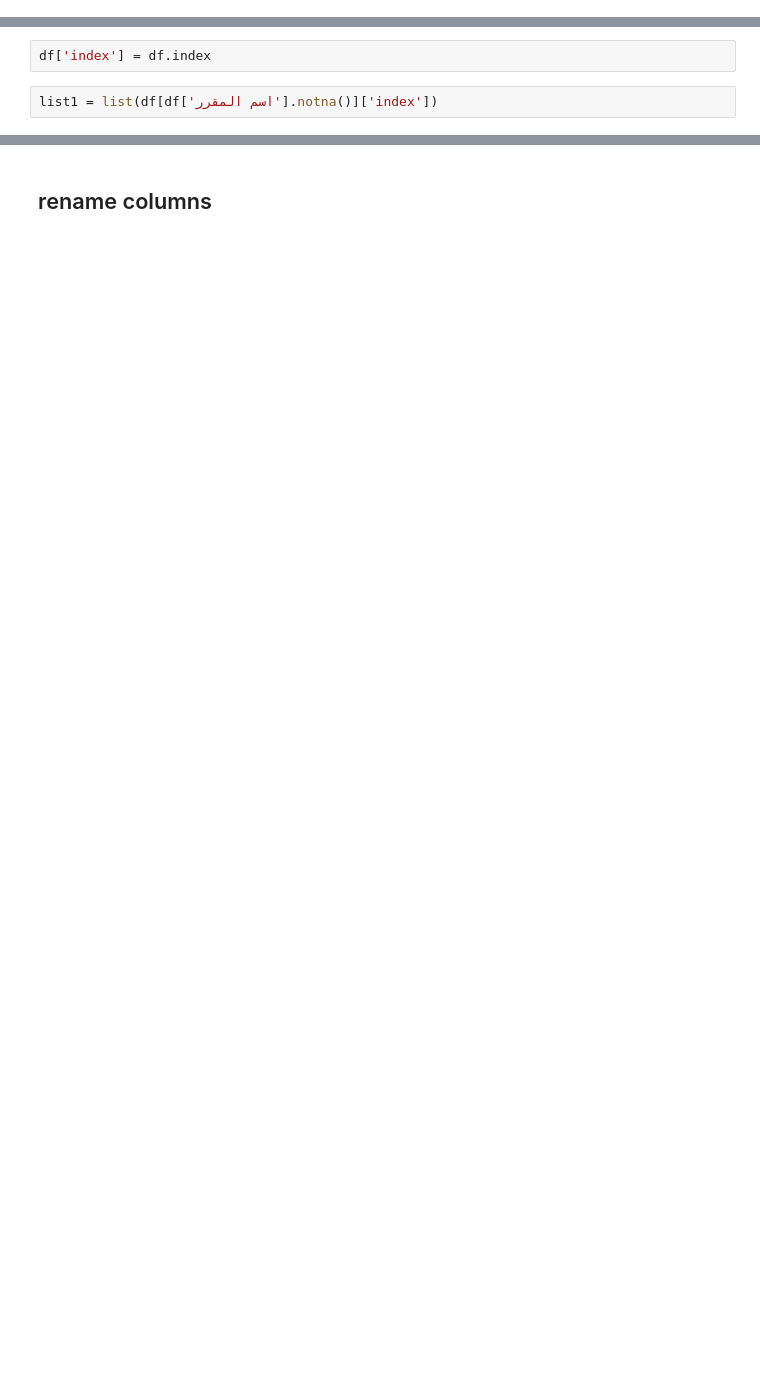
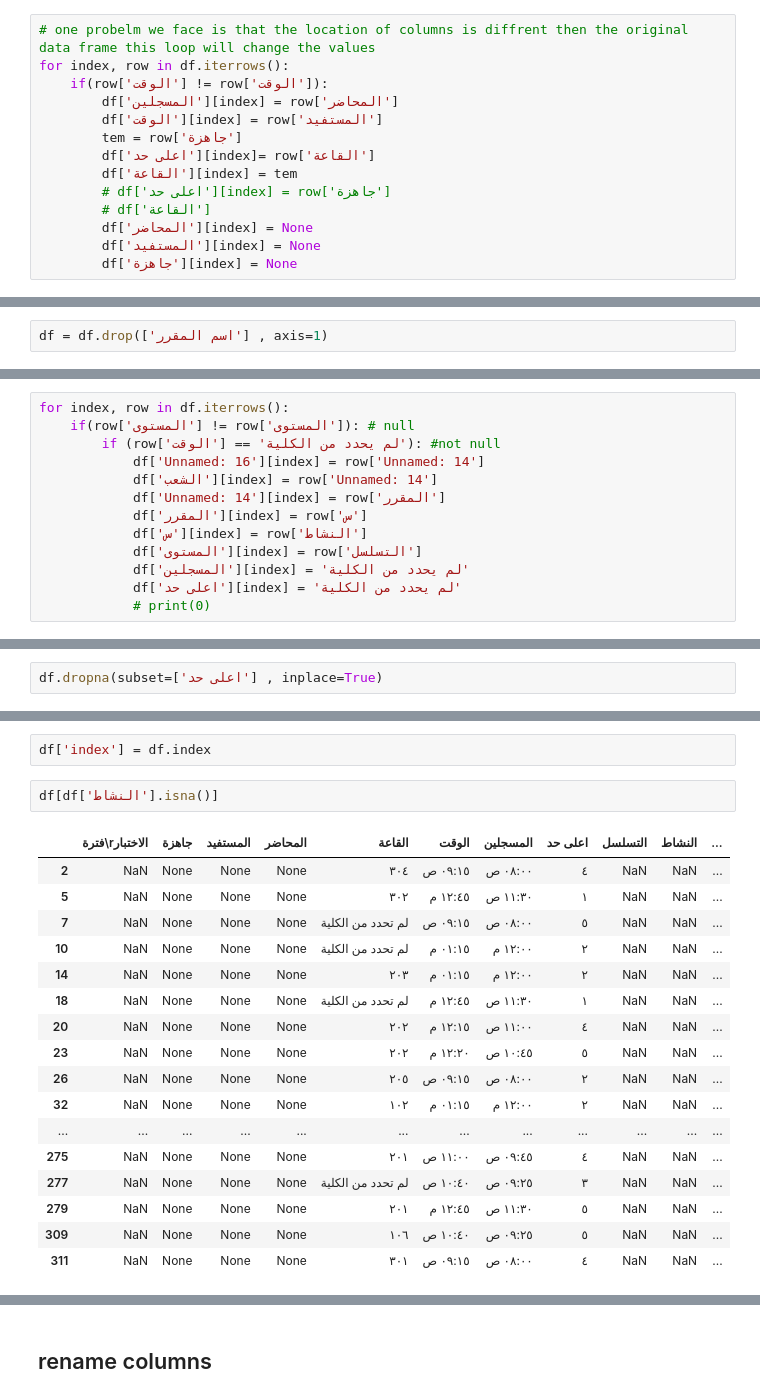
Before and after one commit to Abdulmalik-rebdi/FYP-QU-Chatbot, a Jupyter notebook: Makefile/readpdf.ipynb, the cells around one changed output, grey strips where cells are left out. Saved outputs shown, nothing was run; the diff lists cells and outputs as text; blank space fills up the shorter version.

```diff
--- a/Makefile/readpdf.ipynb
+++ b/Makefile/readpdf.ipynb
@@ -30,0 +79,14 @@ df.shape
+# %%
+# one probelm we face is that the location of columns is diffrent then the original data frame this loop will change the values
+for index, row in df.iterrows():
+    if(row['الوقت'] != row['الوقت']):
+        df['المسجلين'][index] = row['المحاضر']
+        df['الوقت'][index] = row['المستفيد']
+        tem = row['جاهزة']
+        df['اعلى حد'][index]= row['القاعة']
+        df['القاعة'][index] = tem
+        # df['اعلى حد'][index] = row['جاهزة']
+        # df['القاعة']
+        df['المحاضر'][index] = None
+        df['المستفيد'][index] = None
+        df['جاهزة'][index] = None
@@ -31,3 +109,5 @@ df.shape
+# %%
+df = df.drop(['اسم المقرر'] , axis=1)
 # %%
 df.isna().sum()
 # %% [output]
@@ -83,0 +140,13 @@ df[df['اسم المقرر'].notna()]
+# %%
+for index, row in df.iterrows():
+    if(row['المستوى'] != row['المستوى']): # null
+        if (row['الوقت'] == 'لم يحدد من الكلية'): #not null
+            df['Unnamed: 16'][index] = row['Unnamed: 14']
+            df['الشعب'][index] = row['Unnamed: 14']
+            df['Unnamed: 14'][index] = row['المقرر']
+            df['المقرر'][index] = row['س']
+            df['س'][index] = row['النشاط']
+            df['المستوى'][index] = row['التسلسل']
+            df['المسجلين'][index] = 'لم يحدد من الكلية'
+            df['اعلى حد'][index] = 'لم يحدد من الكلية'
+            # print(0)
@@ -83,0 +192,2 @@ df[df['اسم المقرر'].notna()]
+# %%
+df.dropna(subset=['اعلى حد'] , inplace=True)
@@ -84,5 +214,23 @@ df[df['اسم المقرر'].notna()]
 # %%
 df['index'] = df.index
-# %%
-list1 = list(df[df['اسم المقرر'].notna()]['index'])
+# %%
+df[df['النشاط'].isna()]
+# %% [output]
+|  | فترة\rالاختبار | جاهزة | المستفيد | المحاضر | القاعة | الوقت | المسجلين | اعلى حد | التسلسل | النشاط | ... |
+| 2 | NaN | None | None | None | ٣٠٤ | ٠٩:١٥ ص | ٠٨:٠٠ ص | ٤ | NaN | NaN | ... |
+| 5 | NaN | None | None | None | ٣٠٢ | ١٢:٤٥ م | ١١:٣٠ ص | ١ | NaN | NaN | ... |
+| 7 | NaN | None | None | None | لم تحدد من الكلية | ٠٩:١٥ ص | ٠٨:٠٠ ص | ٥ | NaN | NaN | ... |
+| 10 | NaN | None | None | None | لم تحدد من الكلية | ٠١:١٥ م | ١٢:٠٠ م | ٢ | NaN | NaN | ... |
+| 14 | NaN | None | None | None | ٢٠٣ | ٠١:١٥ م | ١٢:٠٠ م | ٢ | NaN | NaN | ... |
+| 18 | NaN | None | None | None | لم تحدد من الكلية | ١٢:٤٥ م | ١١:٣٠ ص | ١ | NaN | NaN | ... |
+| 20 | NaN | None | None | None | ٢٠٢ | ١٢:١٥ م | ١١:٠٠ ص | ٤ | NaN | NaN | ... |
+| 23 | NaN | None | None | None | ٢٠٢ | ١٢:٢٠ م | ١٠:٤٥ ص | ٥ | NaN | NaN | ... |
+| 26 | NaN | None | None | None | ٢٠٥ | ٠٩:١٥ ص | ٠٨:٠٠ ص | ٢ | NaN | NaN | ... |
+| 32 | NaN | None | None | None | ١٠٢ | ٠١:١٥ م | ١٢:٠٠ م | ٢ | NaN | NaN | ... |
+| ... | ... | ... | ... | ... | ... | ... | ... | ... | ... | ... | ... |
+| 275 | NaN | None | None | None | ٢٠١ | ١١:٠٠ ص | ٠٩:٤٥ ص | ٤ | NaN | NaN | ... |
+| 277 | NaN | None | None | None | لم تحدد من الكلية | ١٠:٤٠ ص | ٠٩:٢٥ ص | ٣ | NaN | NaN | ... |
+| 279 | NaN | None | None | None | ٢٠١ | ١٢:٤٥ م | ١١:٣٠ ص | ٥ | NaN | NaN | ... |
+| 309 | NaN | None | None | None | ١٠٦ | ١٠:٤٠ ص | ٠٩:٢٥ ص | ٥ | NaN | NaN | ... |
+| 311 | NaN | None | None | None | ٣٠١ | ٠٩:١٥ ص | ٠٨:٠٠ ص | ٤ | NaN | NaN | ... |
 # %%
```
Also changed, not shown: parts of 31 cells of this notebook.
